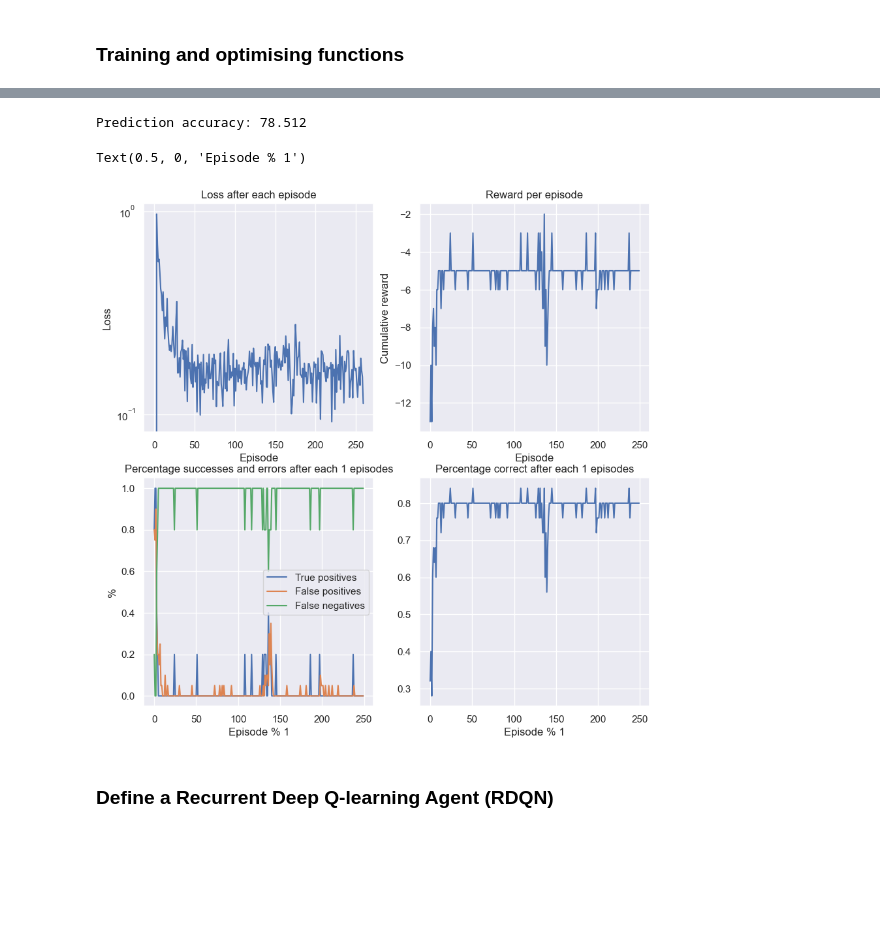
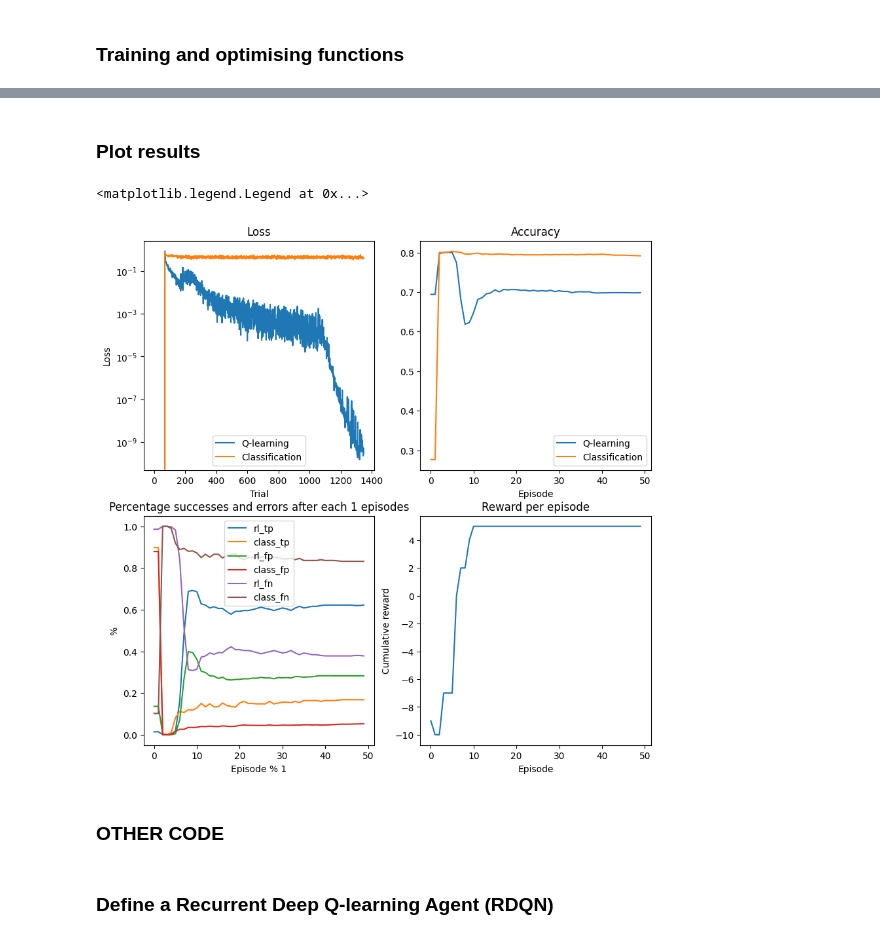
Before and after one commit to bobasaurusrex/NMA-group1, a Jupyter notebook: NMA_Project_Group_1.ipynb, the cells around one changed output, grey strips where cells are left out. Drawn from its saved outputs; the diff is of its cells as text; code cells hidden in the pictures; blank space fills up the shorter version.

```diff
--- a/NMA_Project_Group_1.ipynb
+++ b/NMA_Project_Group_1.ipynb
@@ -234,23 +267,3 @@ ModuleNotFoundError: No module named 'nback_env'
-# %%
-class ReplayMemory:
-    def __init__(self, capacity):
-        self.capacity = capacity
-        self.memory = []
-        self.position = 0
-
-    def push(self, state, action, next_state, reward, done, hidden=None):
-        if len(self.memory) < self.capacity:
-            self.memory.append(None)
-        self.memory[self.position] = (state, action, next_state, reward, done, hidden)
-        self.position = (self.position + 1) % self.capacity
-
-    def sample(self, batch_size):
-        batch = random.sample(self.memory, batch_size)
-        states, actions, next_states, rewards, dones, hiddens = zip(*batch)
-        return np.stack(states), actions, np.stack(next_states), rewards, dones, np.stack(hiddens)
-
-    def __len__(self):
-        return len(self.memory)
 # %% [markdown]
 ### Neural networks
 # %%
@@ -451,45 +592,55 @@ loss, rewards, tps, fps, fns, correct = exec_training(model=model, env=env, gamm
+# %% [markdown]
+### Plot results
 # %%
-print(f"Prediction accuracy: {correct.mean() * 100}")
+# @title Plot results
 
 fig = plt.figure(figsize=(10, 10))
 
 # Loss
 plt.subplot(2, 2, 1)
-plt.plot(loss[::25], '-')
-plt.title("Loss after each episode")
+plt.plot(loss[0], '-')
+plt.plot(loss[1], '-')
+plt.title("Loss")
 plt.yscale("log")
 plt.ylabel("Loss")
-plt.xlabel("Episode")
+plt.xlabel("Trial")
+plt.legend(["Q-learning", "Classification"])
 
 # Reward
-plt.subplot(2, 2, 2)
+plt.subplot(2, 2, 4)
 plt.plot(rewards, '-')
 plt.title("Reward per episode")
 plt.ylabel("Cumulative reward")
 plt.xlabel("Episode")
 
 # TPs, FPs, FNs
 step = 1
 plt.subplot(2, 2, 3)
-plt.plot(tps[::step])
-plt.plot(fps[::step])
-plt.plot(fns[::step])
+plt.plot(tps[0])
+plt.plot(tps[1])
+plt.plot(fps[0])
+plt.plot(fps[1])
+plt.plot(fns[0])
+plt.plot(fns[1])
 plt.title(f"Percentage successes and errors after each {step} episodes")
 plt.legend(["True positives", "False positives", "False negatives"])
 plt.ylabel("%")
-plt.xlabel(f"Episode % {step}")
+plt.xlabel(f"Episode")
 fig.show()
+plt.legend(["rl_tp", "class_tp","rl_fp", "class_fp","rl_fn", "class_fn"])
 
 # Percentage correct
-step = 1
-plt.subplot(2, 2, 4)
-plt.plot(correct[::step])
-plt.title(f"Percentage correct after each {step} episodes")
-plt.xlabel(f"Episode % {step}")
+plt.subplot(2, 2, 2)
+plt.plot(correct[0])
+plt.plot(correct[1])
+plt.title(f"Accuracy")
+plt.xlabel(f"Episode")
+plt.legend(["Q-learning", "Classification"])
 # %% [output]
-Prediction accuracy: 78.512
+<matplotlib.legend.Legend at 0x...>
-Text(0.5, 0, 'Episode % 1')
-[figure, old version]
+[figure, new version]
+# %% [markdown]
+### OTHER CODE
 # %% [markdown]
 ### Define a Recurrent Deep Q-learning Agent (RDQN)
 # %%
```
Also changed, not shown: parts of 20 cells of this notebook, 1 other file.
